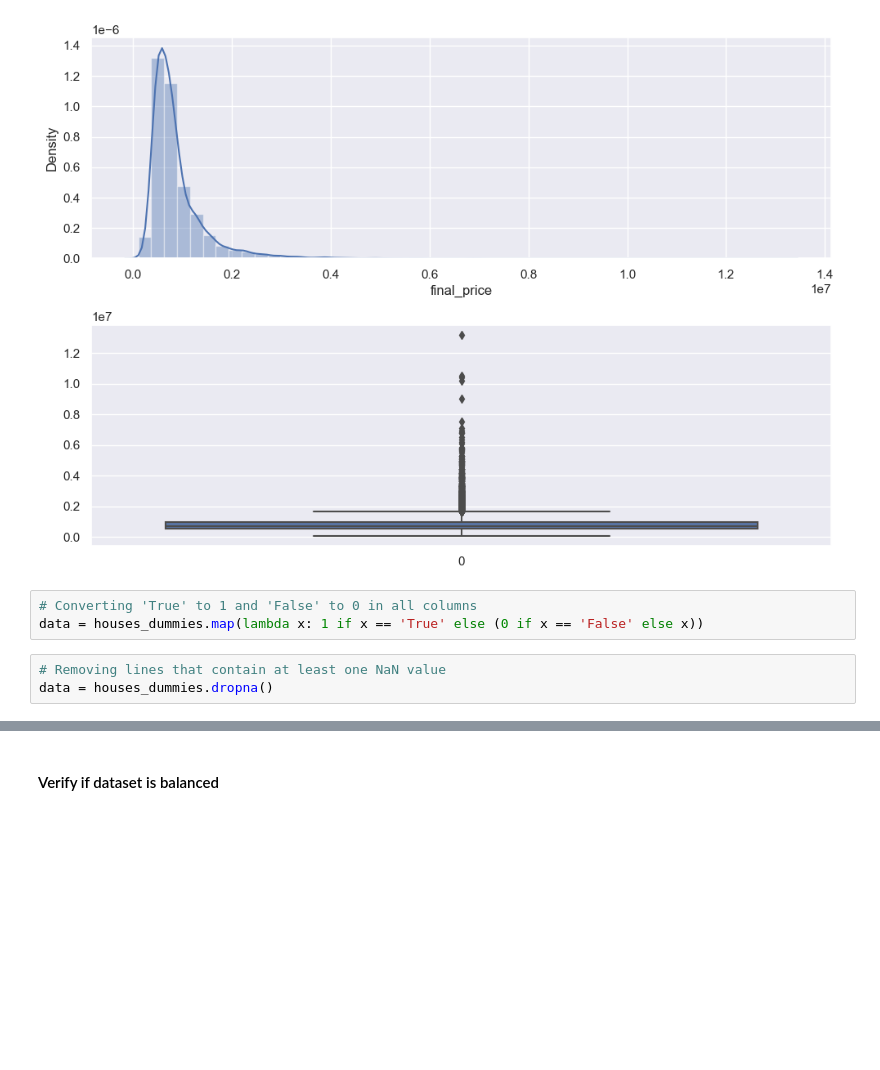
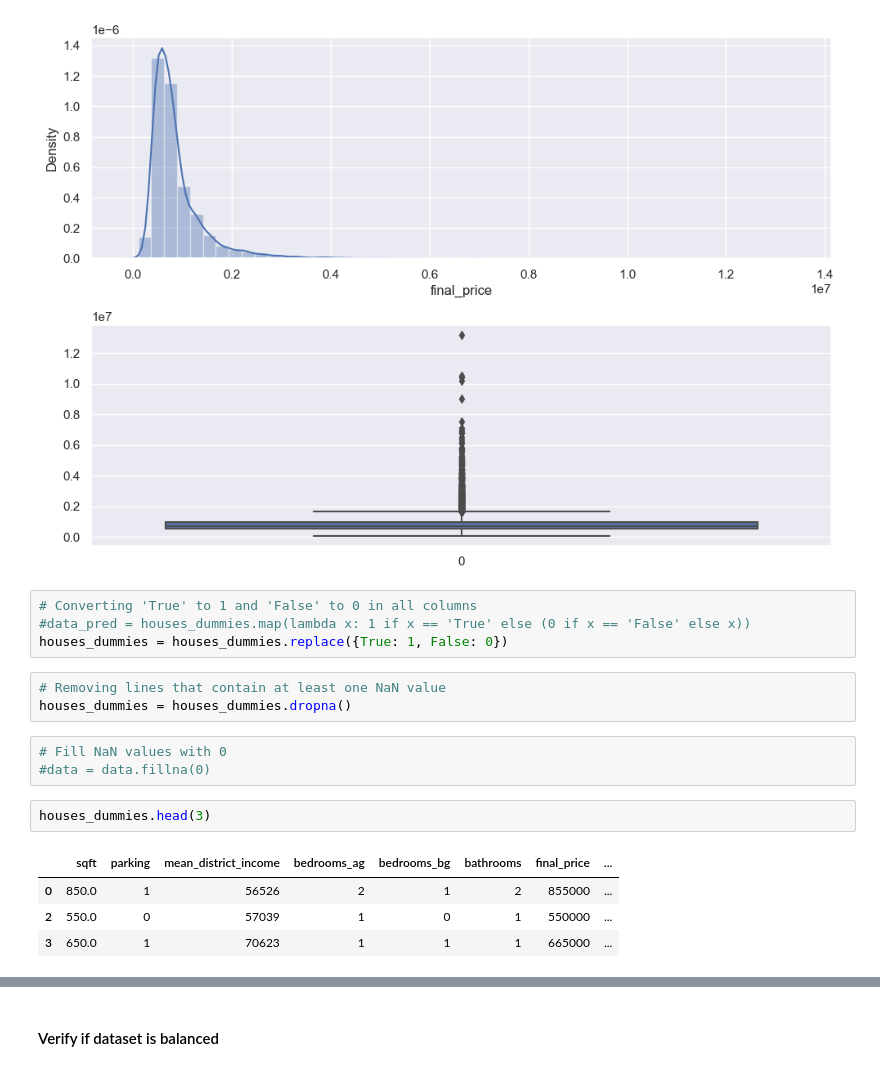
Before and after one commit to ednaldogoncalves/GBC-DeepLearning1, a Jupyter notebook: data/CanadaHousePrice.ipynb, the cells around one changed output, grey strips where cells are left out. Drawn from its saved outputs; the diff is of its cells as text; blank space fills up the shorter version.

```diff
--- a/data/CanadaHousePrice.ipynb
+++ b/data/CanadaHousePrice.ipynb
@@ -241,7 +241,18 @@ https://gist.github.com/mwaskom/de44147ed2974457ad6372750bbe5751
 [figure]
 # %%
 # Converting 'True' to 1 and 'False' to 0 in all columns
-data = houses_dummies.map(lambda x: 1 if x == 'True' else (0 if x == 'False' else x))
+#data_pred = houses_dummies.map(lambda x: 1 if x == 'True' else (0 if x == 'False' else x))
+houses_dummies = houses_dummies.replace({True: 1, False: 0})
 # %%
 # Removing lines that contain at least one NaN value
-data = houses_dummies.dropna()
+houses_dummies = houses_dummies.dropna()
+# %%
+# Fill NaN values with 0
+#data = data.fillna(0)
+# %%
+houses_dummies.head(3)
+# %% [output]
+|  | sqft | parking | mean_district_income | bedrooms_ag | bedrooms_bg | bathrooms | final_price | ... |
+| 0 | 850.0 | 1 | 56526 | 2 | 1 | 2 | 855000 | ... |
+| 2 | 550.0 | 0 | 57039 | 1 | 0 | 1 | 550000 | ... |
+| 3 | 650.0 | 1 | 70623 | 1 | 1 | 1 | 665000 | ... |
```
Also changed, not shown: parts of 24 cells of this notebook.
